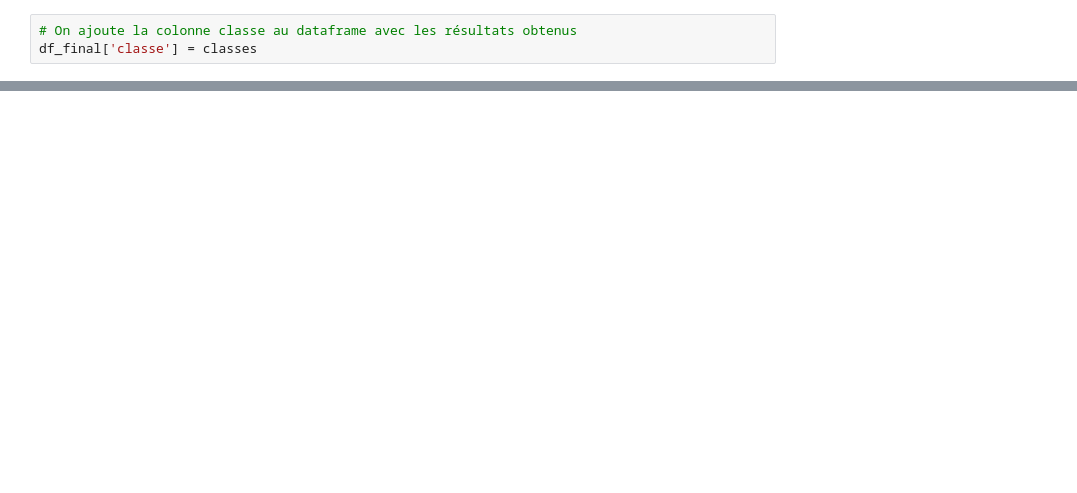
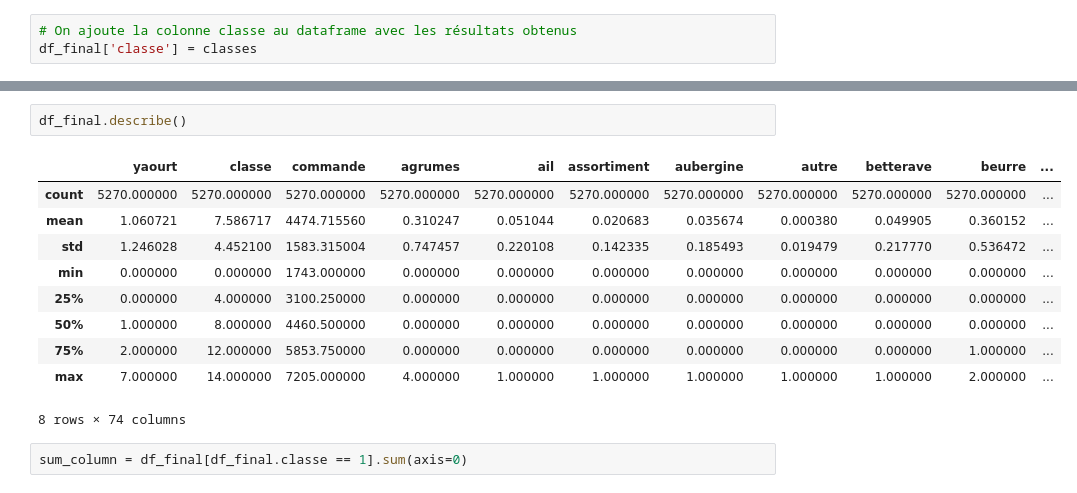
Before and after one commit to Kesskisspass/etxaldebot, a Jupyter notebook: recommandation/recommandation.ipynb, the cells around one changed output, grey strips where cells are left out. Cells and saved outputs as stored; diff of their text form; blank space fills up the shorter version.

```diff
--- a/recommandation/recommandation.ipynb
+++ b/recommandation/recommandation.ipynb
@@ -77 +76,16 @@ df_final
 5270 rows × 74 columns
+# %%
+df_final.describe()
+# %% [output]
+|  | yaourt | classe | commande | agrumes | ail | assortiment | aubergine | autre | betterave | beurre | ... |
+| count | 5270.000000 | 5270.000000 | 5270.000000 | 5270.000000 | 5270.000000 | 5270.000000 | 5270.000000 | 5270.000000 | 5270.000000 | 5270.000000 | ... |
+| mean | 1.060721 | 7.586717 | 4474.715560 | 0.310247 | 0.051044 | 0.020683 | 0.035674 | 0.000380 | 0.049905 | 0.360152 | ... |
+| std | 1.246028 | 4.452100 | 1583.315004 | 0.747457 | 0.220108 | 0.142335 | 0.185493 | 0.019479 | 0.217770 | 0.536472 | ... |
+| min | 0.000000 | 0.000000 | 1743.000000 | 0.000000 | 0.000000 | 0.000000 | 0.000000 | 0.000000 | 0.000000 | 0.000000 | ... |
+| 25% | 0.000000 | 4.000000 | 3100.250000 | 0.000000 | 0.000000 | 0.000000 | 0.000000 | 0.000000 | 0.000000 | 0.000000 | ... |
+| 50% | 1.000000 | 8.000000 | 4460.500000 | 0.000000 | 0.000000 | 0.000000 | 0.000000 | 0.000000 | 0.000000 | 0.000000 | ... |
+| 75% | 2.000000 | 12.000000 | 5853.750000 | 0.000000 | 0.000000 | 0.000000 | 0.000000 | 0.000000 | 0.000000 | 1.000000 | ... |
+| max | 7.000000 | 14.000000 | 7205.000000 | 4.000000 | 1.000000 | 1.000000 | 1.000000 | 1.000000 | 1.000000 | 2.000000 | ... |
+8 rows × 74 columns
+# %%
+sum_column = df_final[df_final.classe == 1].sum(axis=0)
```
Also changed, not shown: parts of 9 cells of this notebook.
